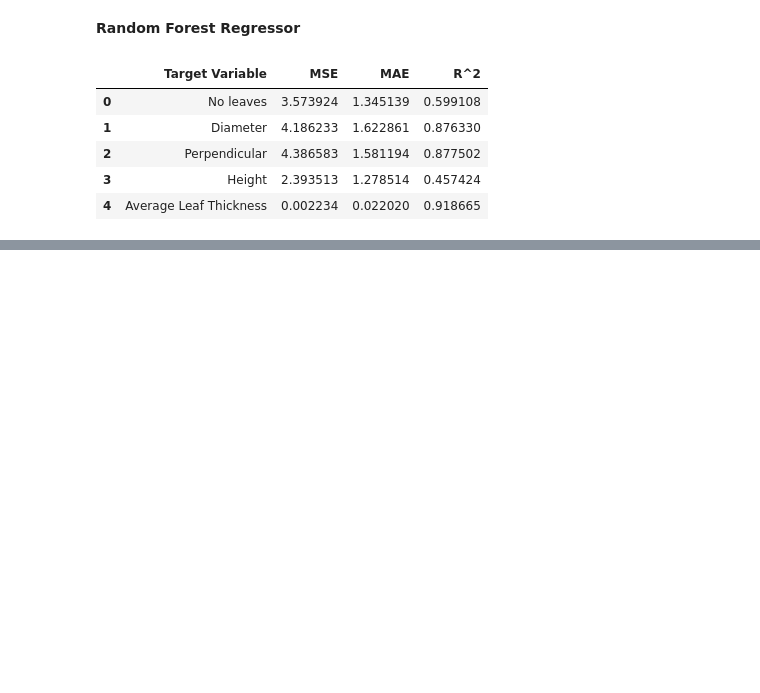
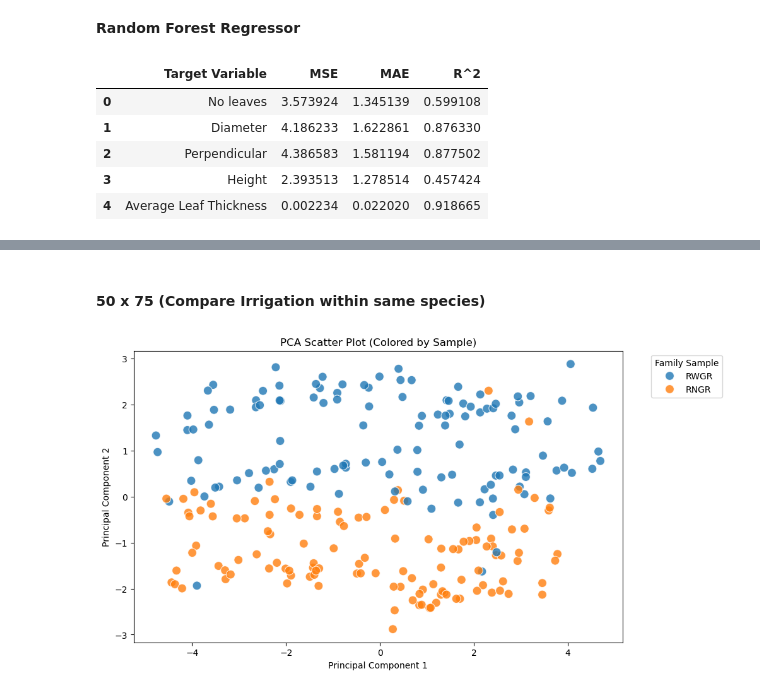
Before and after one commit to rodribro/TimeSeries, a Jupyter notebook: main_notebook.ipynb, the cells around one changed output, grey strips where cells are left out. Drawn from its saved outputs; the diff is of its cells as text; code cells hidden in the pictures; blank space fills up the shorter version.

```diff
--- a/main_notebook.ipynb
+++ b/main_notebook.ipynb
@@ -402,6 +402,8 @@ Index(['Date', 'Number', 'Line', 'Sample', 'No leaves', 'Diameter',
        'GDD Cumul.', 'PAR Cumul.', 'Cumul. Irrigation (mL)',
        'Cumul. Nitrates (milimoles)'],
       dtype='object')
+# %%
+modified_df = merged_df.copy()
 # %% [markdown]
 ### <b> EDA </b>
 # %%
@@ -598,0 +627,2 @@ pd.DataFrame(results_rf)
+# %%
+seventy_five_g = modified_df[modified_df['Sample'].str.startswith('RNGR')].copy()
@@ -598,0 +635,2 @@ pd.DataFrame(results_rf)
+# %%
+fifty_g = modified_df[modified_df['Sample'].str.startswith('RW')].copy()
@@ -598,0 +653,11 @@ pd.DataFrame(results_rf)
+# %% [markdown]
+#### <b> 50 x 75 (Compare Irrigation within same species) </b>
+# %%
+g_dif_irr = pd.merge(seventy_five_g, fifty_g, how='outer')
+g_dif_irr.sort_values(by='Date', inplace=True)
+# Create a new column "Family Sample" by removing the last character of "Sample" for PCA
+g_dif_irr["Family Sample"] = g_dif_irr["Sample"].str[:-2]
+# %%
+irr_pc_2d, irr_loadings_2d = my_pca(g_dif_irr, n_components=2)
+# %% [output]
+[figure, added]
```
Also changed, not shown: parts of 17 cells of this notebook.
